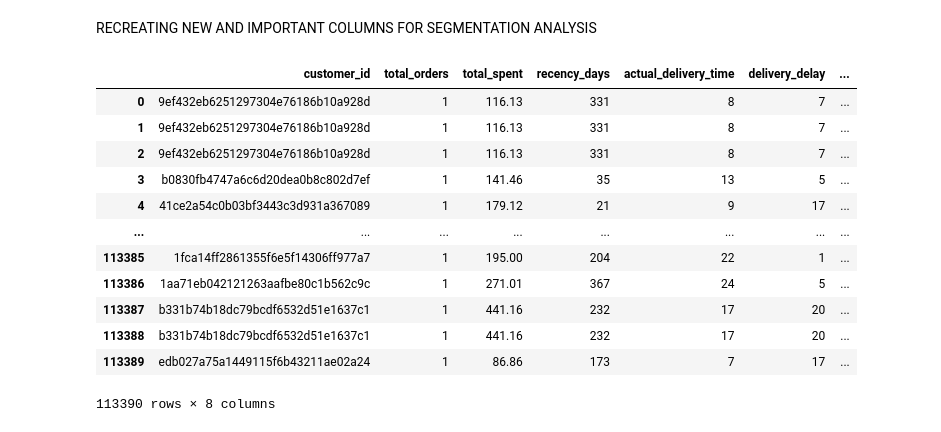
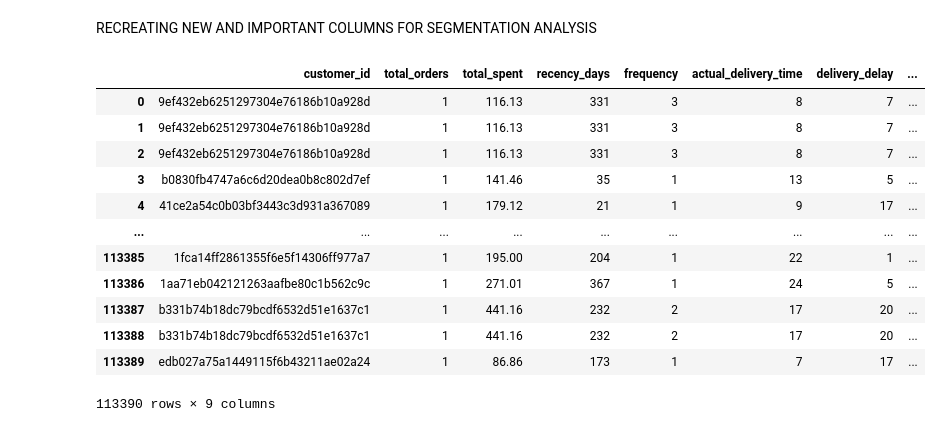
Before and after one commit to mercy09/ijeoma, a Jupyter notebook: BAN6800_MILESTONE_1_.ipynb, the cells around one changed output. Drawn from its saved outputs; the diff is of its cells as text; code cells hidden in the pictures.

```diff
--- a/BAN6800_MILESTONE_1_.ipynb
+++ b/BAN6800_MILESTONE_1_.ipynb
@@ -235,6 +235,9 @@ order_full
 | 117602 | 11c177c8e97725db2631073c19f07b62 | b331b74b18dc79bcdf6532d51e1637c1 | delivered | 2018-01-08 21:28:00 | 2018-01-08 21:36:00 | 2018-01-12 15:35:00 | ... |
 | 117603 | 66dea50a8b16d9b4dee7af250b4be1a5 | edb027a75a1449115f6b43211ae02a24 | delivered | 2018-03-08 20:57:00 | 2018-03-09 11:20:00 | 2018-03-09 22:11:00 | ... |
 113390 rows × 32 columns
+# %%
+#Drop Irrelevant Colunms
+order_full = order_full.drop(['order_approved_at','product_weight_g', 'product_length_cm', 'product_height_cm', 'product_width_cm','product_photos_qty'], axis=1)
 # %% [markdown]
 STEP 3: TRANSFORMATION & FEATURE ENGINEERING
 # %%
@@ -262,6 +265,11 @@ reference_date = order_full['order_purchase_timestamp'].max()
 recency_df = order_full.groupby('customer_id')['order_purchase_timestamp'].max().reset_index()
 recency_df['recency_days'] = (reference_date - recency_df['order_purchase_timestamp']).dt.days
 order_full = pd.merge(order_full, recency_df[['customer_id', 'recency_days']], on='customer_id', how='left')
+# %%
+#frequency
+frequency_df = order_full.groupby('customer_id')['order_id'].count().reset_index()
+frequency_df.columns = ['customer_id', 'frequency']
+order_full = pd.merge(order_full, frequency_df, on='customer_id', how='left')
 # %%
 order_full
 # %% [output]
@@ -284,19 +292,19 @@ order_full.to_csv('amazon_data_cleaned.csv', index=False)
 # %% [markdown]
 RECREATING NEW AND IMPORTANT COLUMNS FOR SEGMENTATION ANALYSIS
 # %%
-order_full = order_full[['customer_id','total_orders', 'total_spent','recency_days','actual_delivery_time','delivery_delay','product_category_name','payment_type']].copy()
+order_full = order_full[['customer_id','total_orders', 'total_spent','recency_days','frequency', 'actual_delivery_time','delivery_delay','product_category_name','payment_type']].copy()
 order_full
 # %% [output]
-|  | customer_id | total_orders | total_spent | recency_days | actual_delivery_time | delivery_delay | ... |
-| 0 | 9ef432eb6251297304e76186b10a928d | 1 | 116.13 | 331 | 8 | 7 | ... |
-| 1 | 9ef432eb6251297304e76186b10a928d | 1 | 116.13 | 331 | 8 | 7 | ... |
-| 2 | 9ef432eb6251297304e76186b10a928d | 1 | 116.13 | 331 | 8 | 7 | ... |
-| 3 | b0830fb4747a6c6d20dea0b8c802d7ef | 1 | 141.46 | 35 | 13 | 5 | ... |
-| 4 | 41ce2a54c0b03bf3443c3d931a367089 | 1 | 179.12 | 21 | 9 | 17 | ... |
-| ... | ... | ... | ... | ... | ... | ... | ... |
-| 113385 | 1fca14ff2861355f6e5f14306ff977a7 | 1 | 195.00 | 204 | 22 | 1 | ... |
-| 113386 | 1aa71eb042121263aafbe80c1b562c9c | 1 | 271.01 | 367 | 24 | 5 | ... |
-| 113387 | b331b74b18dc79bcdf6532d51e1637c1 | 1 | 441.16 | 232 | 17 | 20 | ... |
-| 113388 | b331b74b18dc79bcdf6532d51e1637c1 | 1 | 441.16 | 232 | 17 | 20 | ... |
-| 113389 | edb027a75a1449115f6b43211ae02a24 | 1 | 86.86 | 173 | 7 | 17 | ... |
+|  | customer_id | total_orders | total_spent | recency_days | frequency | actual_delivery_time | delivery_delay | ... |
+| 0 | 9ef432eb6251297304e76186b10a928d | 1 | 116.13 | 331 | 3 | 8 | 7 | ... |
+| 1 | 9ef432eb6251297304e76186b10a928d | 1 | 116.13 | 331 | 3 | 8 | 7 | ... |
+| 2 | 9ef432eb6251297304e76186b10a928d | 1 | 116.13 | 331 | 3 | 8 | 7 | ... |
+| 3 | b0830fb4747a6c6d20dea0b8c802d7ef | 1 | 141.46 | 35 | 1 | 13 | 5 | ... |
+| 4 | 41ce2a54c0b03bf3443c3d931a367089 | 1 | 179.12 | 21 | 1 | 9 | 17 | ... |
+| ... | ... | ... | ... | ... | ... | ... | ... | ... |
+| 113385 | 1fca14ff2861355f6e5f14306ff977a7 | 1 | 195.00 | 204 | 1 | 22 | 1 | ... |
+| 113386 | 1aa71eb042121263aafbe80c1b562c9c | 1 | 271.01 | 367 | 1 | 24 | 5 | ... |
+| 113387 | b331b74b18dc79bcdf6532d51e1637c1 | 1 | 441.16 | 232 | 2 | 17 | 20 | ... |
+| 113388 | b331b74b18dc79bcdf6532d51e1637c1 | 1 | 441.16 | 232 | 2 | 17 | 20 | ... |
+| 113389 | edb027a75a1449115f6b43211ae02a24 | 1 | 86.86 | 173 | 1 | 7 | 17 | ... |
-113390 rows × 8 columns
+113390 rows × 9 columns
```
Also changed, not shown: parts of 1 cell of this notebook.
